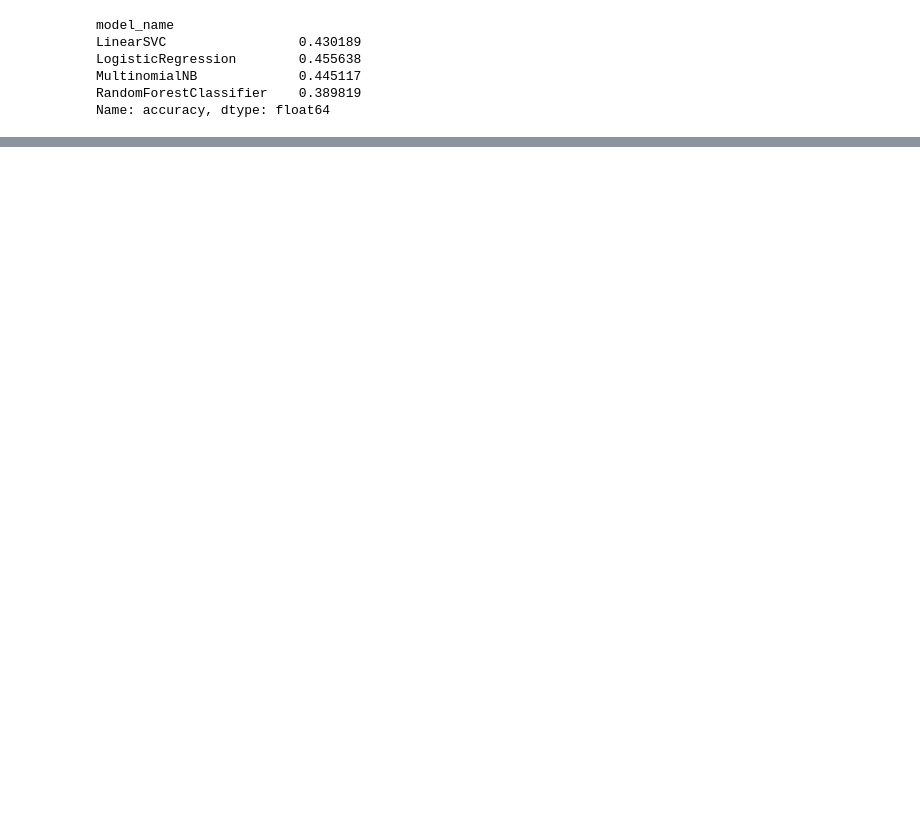
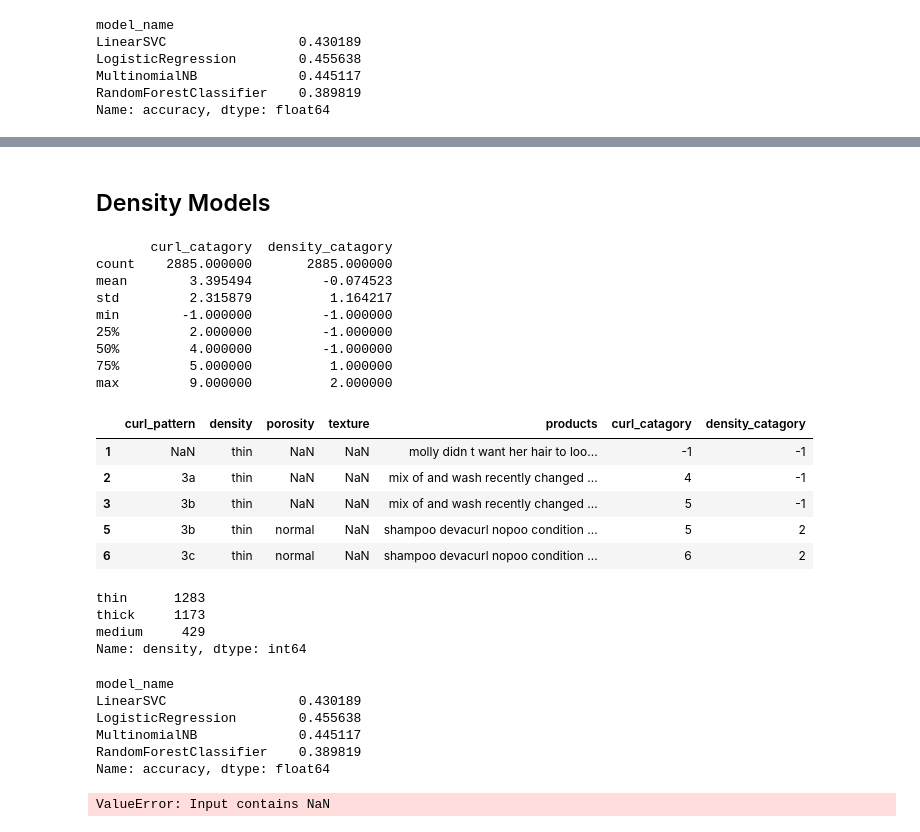
Before and after one commit to 99KHayes/products-for-curlies, a Jupyter notebook: notebooks/02_processing/20190831-kph-product-word-processing.ipynb, the cells around one changed output, grey strips where cells are left out. Saved outputs shown, nothing was run; the diff lists cells and outputs as text; code cells hidden in the pictures; blank space fills up the shorter version.

```diff
--- a/notebooks/02_processing/20190831-kph-product-word-processing.ipynb
+++ b/notebooks/02_processing/20190831-kph-product-word-processing.ipynb
@@ -481,0 +512,34 @@ Name: accuracy, dtype: float64
+# %% [markdown]
+## Density Models
+# %%
+next
+# make a data fram with no nulls in the different characteristics
+density_no_nan_df = cleaned_df[pd.notnull(cleaned_df['density'])]
+density_no_nan_df['density_catagory'] = pd.Categorical(density_no_nan_df.porosity)
+density_no_nan_df["density_catagory"] = density_no_nan_df["density_catagory"].cat.codes
+print(density_no_nan_df.describe())
+density_no_nan_df.head()
+# %% [output]
+       curl_catagory  density_catagory
+count    2885.000000       2885.000000
+mean        3.395494         -0.074523
+std         2.315879          1.164217
+min        -1.000000         -1.000000
+25%         2.000000         -1.000000
+50%         4.000000         -1.000000
+75%         5.000000          1.000000
+max         9.000000          2.000000
+|  | curl_pattern | density | porosity | texture | products | curl_catagory | density_catagory |
+| 1 | NaN | thin | NaN | NaN | molly didn t want her hair to loo... | -1 | -1 |
+| 2 | 3a | thin | NaN | NaN | mix of and wash recently changed ... | 4 | -1 |
+| 3 | 3b | thin | NaN | NaN | mix of and wash recently changed ... | 5 | -1 |
+| 5 | 3b | thin | normal | NaN | shampoo devacurl nopoo condition ... | 5 | 2 |
+| 6 | 3c | thin | normal | NaN | shampoo devacurl nopoo condition ... | 6 | 2 |
+# %%
+# Classes are relitivly balanced
+density_no_nan_df.density.value_counts()
+# %% [output]
+thin      1283
+thick     1173
+medium     429
+Name: density, dtype: int64
@@ -481,0 +550,40 @@ Name: accuracy, dtype: float64
+# %%
+#Test some models now
+
+models = [
+    RandomForestClassifier(n_estimators=200, max_depth=3, random_state=0),
+    LinearSVC(),
+    MultinomialNB(),
+    LogisticRegression(random_state=0)]
+CV = 5
+cv_df = pd.DataFrame(index=range(CV * len(models)))
+entries = []
+for model in models:
+    model_name = model.__class__.__name__
+    accuracies = cross_val_score(model, features_po, labels_po, scoring='accuracy', cv=CV)
+    for fold_idx, accuracy in enumerate(accuracies):
+        entries.append((model_name, fold_idx, accuracy))
+cv_df = pd.DataFrame(entries, columns=['model_name', 'fold_idx', 'accuracy'])
+cv_df.groupby('model_name').accuracy.mean()
+# %% [output]
+model_name
+LinearSVC                 0.430189
+LogisticRegression        0.455638
+MultinomialNB             0.445117
+RandomForestClassifier    0.389819
+Name: accuracy, dtype: float64
+# %%
+model = LogisticRegression(random_state=0)
+X_train, X_test, y_train, y_test = train_test_split(features_den, labels_den, test_size=0.33, random_state=0)
+model.fit(X_train, y_train)
+y_pred = model.predict(X_test)
+
+conf_mat = confusion_matrix(y_test, y_pred)
+fig, ax = plt.subplots(figsize=(10,10))
+sns.heatmap(conf_mat, annot=True, fmt='d',
+            xticklabels=density_no_nan_df.porosity.unique(), yticklabels=density_no_nan_df.porosity.unique())
+plt.ylabel('Actual')
+plt.xlabel('Predicted')
+plt.show()
+# %% [output]
+ValueError: Input contains NaN
```
Also changed, not shown: parts of 5 cells of this notebook, 7 other files.
